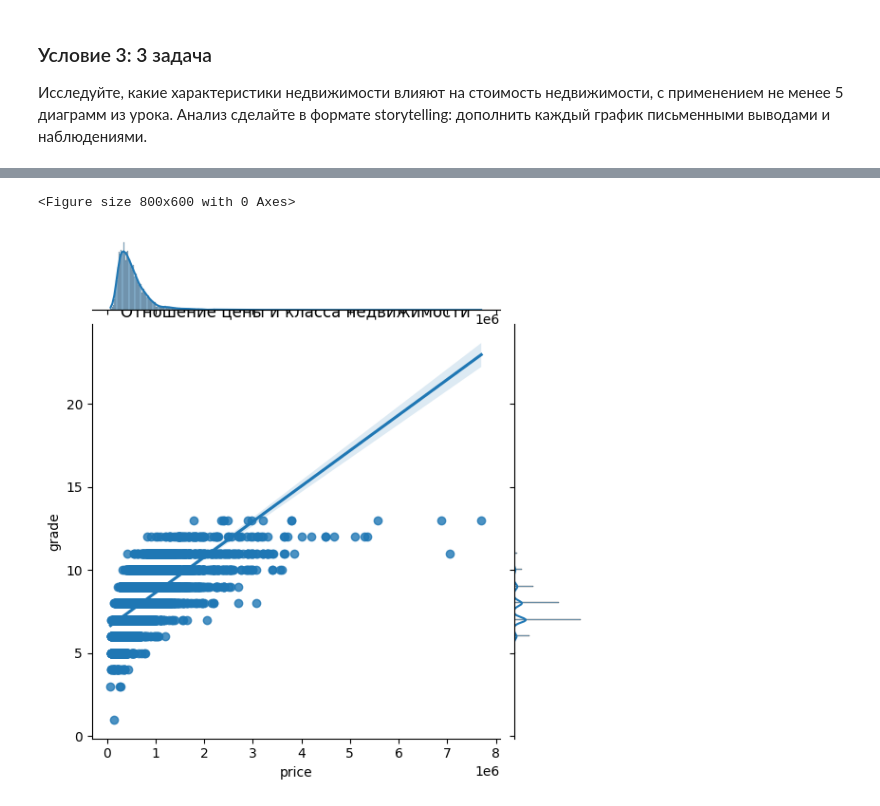
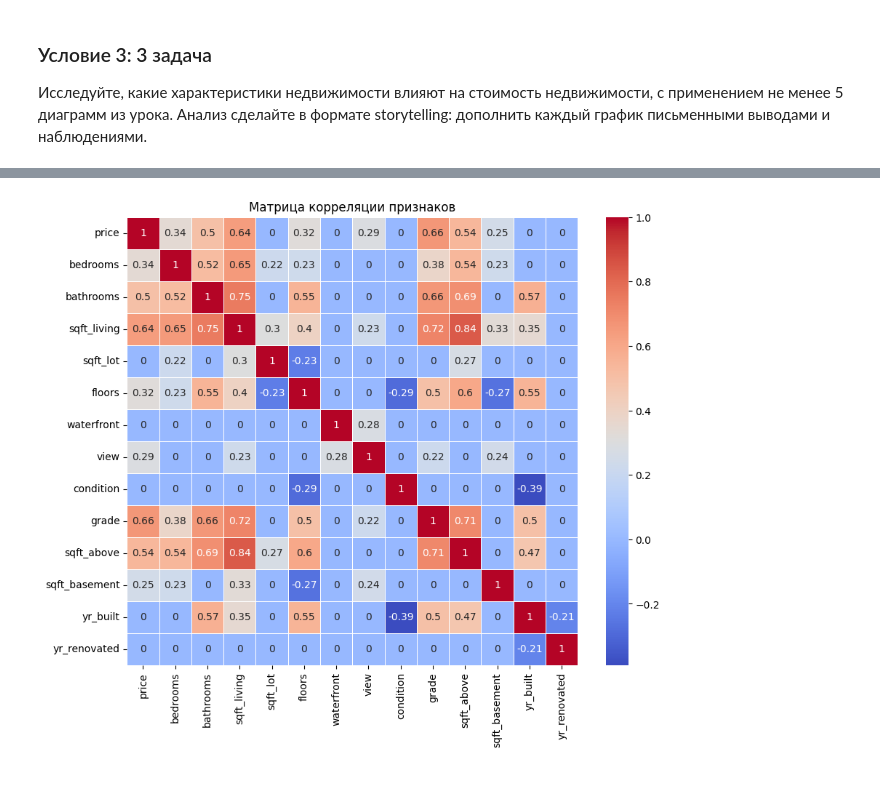
Before and after one commit to VladimirPolyakov17/PythonForAnalytics, a Jupyter notebook: Seminar4_Homework.ipynb, the cells around one changed output, grey strips where cells are left out. Cells and saved outputs as stored; diff of their text form; code cells hidden in the pictures.

```diff
--- a/Seminar4_Homework.ipynb
+++ b/Seminar4_Homework.ipynb
@@ -221,8 +166,12 @@ plt.title('Отношение цены и количества этажей');
-# %%
-plt.figure(figsize=(8, 6))
-
-sns.jointplot(x=df['price'], y=df['grade'], kind='reg')
-plt.title('Отношение цены и класса недвижимости');
-# %% [output]
-<Figure size 800x600 with 0 Axes>
-[figure, removed]
+# %%
+plt.figure(figsize=(10, 8))
+
+corrMatrix = round(df.drop(
+    columns=['id', 'date', 'zipcode', 'lat', 'long', 'sqft_living15', 'sqft_lot15']
+).corr(method='spearman'), 2)
+corrMatrix[abs(corrMatrix) < 0.2] = 0
+
+sns.heatmap(corrMatrix, annot=True, linewidths=.5, cmap='coolwarm')
+plt.title("Матрица корреляции признаков");
+# %% [output]
+[figure, added]
```
Also changed, not shown: parts of 23 cells of this notebook.
